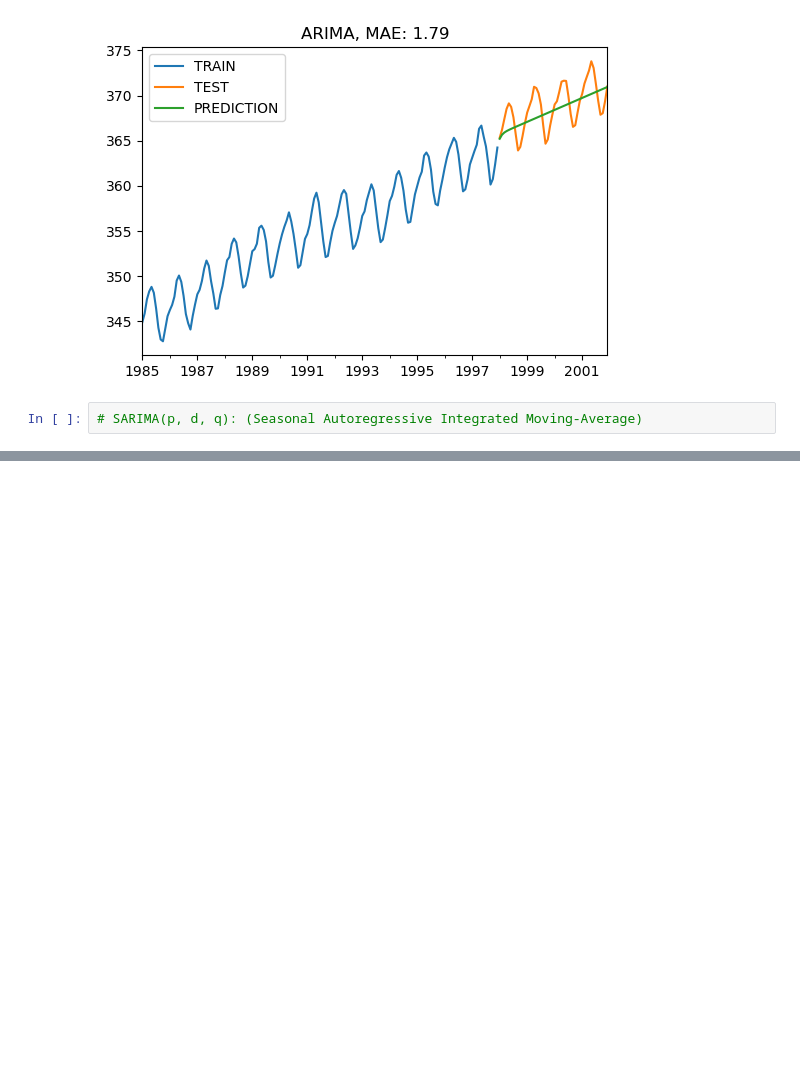
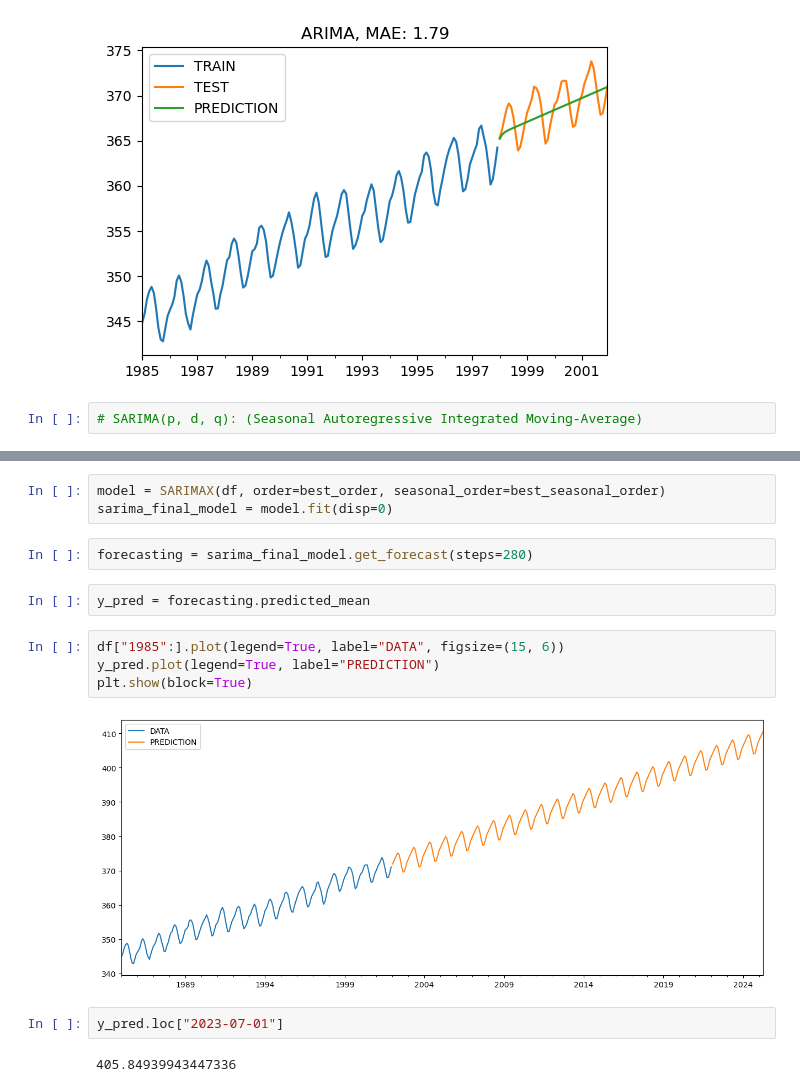
Before and after one commit to ugursaricam/co2-forecast-timeseries, a Jupyter notebook: 2_statistical_methods.ipynb, the cells around one changed output, grey strips where cells are left out. Drawn from its saved outputs; the diff is of its cells as text; blank space fills up the shorter version.

Commit message:
current co2 data added, sarima optimized and, forecasts compared with current data

```diff
--- a/2_statistical_methods.ipynb
+++ b/2_statistical_methods.ipynb
@@ -395,0 +405,17 @@ plot_co2(train, test, y_pred, "SARIMA")
+# %%
+model = SARIMAX(df, order=best_order, seasonal_order=best_seasonal_order)
+sarima_final_model = model.fit(disp=0)
+# %%
+forecasting = sarima_final_model.get_forecast(steps=280)
+# %%
+y_pred = forecasting.predicted_mean
+# %%
+df["1985":].plot(legend=True, label="DATA", figsize=(15, 6))
+y_pred.plot(legend=True, label="PREDICTION")
+plt.show(block=True)
+# %% [output]
+[figure, added]
+# %%
+y_pred.loc["2023-07-01"]
+# %% [output]
+405.84939943447336
```
Also changed, not shown: parts of 84 cells of this notebook, 1 other file.
